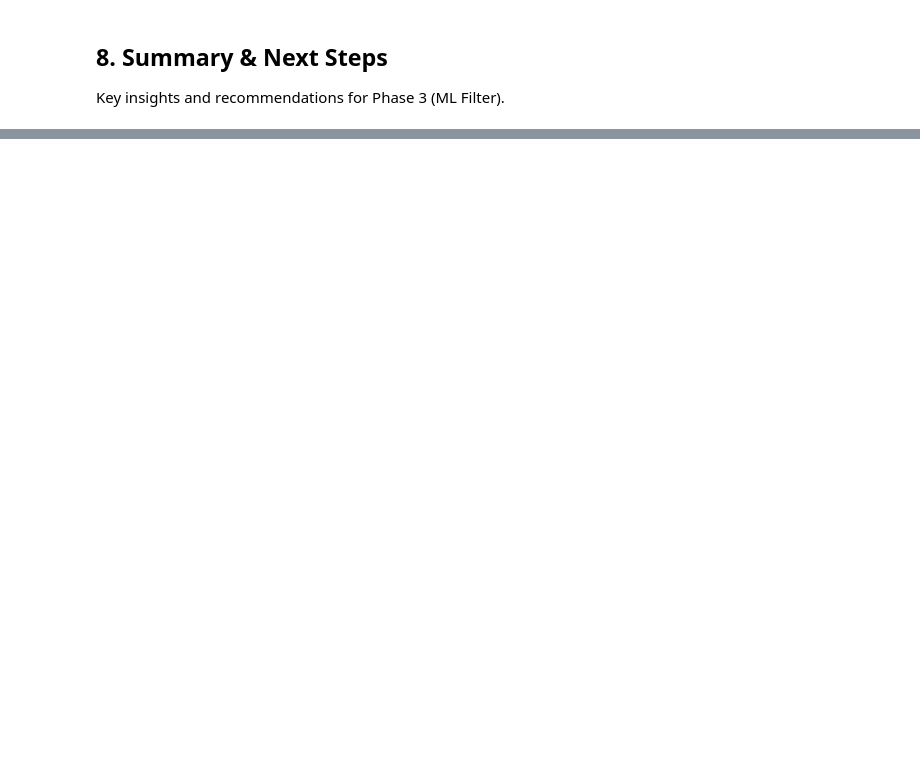
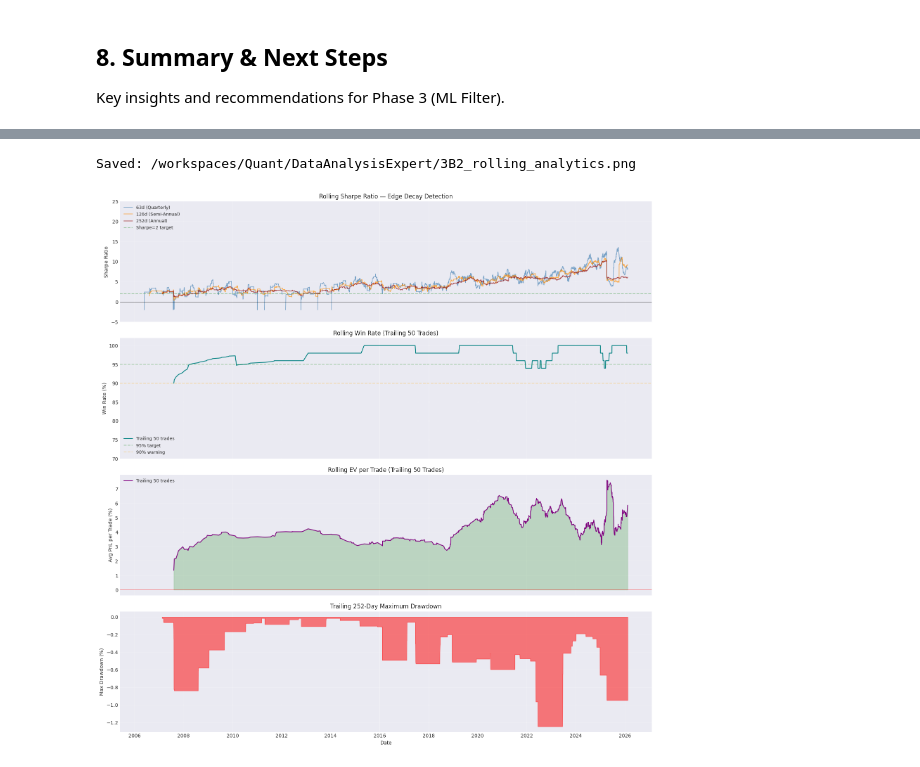
Before and after one commit to Shimmy-Shams/Quant, a Jupyter notebook: src/main_mean_reversion.ipynb, the cells around one changed output, grey strips where cells are left out. Cells and saved outputs as stored; diff of their text form; code cells hidden in the pictures; blank space fills up the shorter version.

```diff
--- a/src/main_mean_reversion.ipynb
+++ b/src/main_mean_reversion.ipynb
@@ -1149,0 +1227,17 @@ Phase 2 / 2.5 Summary:
+# %%
+# ============================================================================
+# 3B — PERFORMANCE ANALYTICS (Capital, Risk, Rolling, Trade, Cost, Regime)
+# ============================================================================
+
+from pathlib import Path
+from backtest.analytics import PerformanceAnalytics
+
+analytics = PerformanceAnalytics(
+    results=results,
+    config=bt_config,
+    signal_df=signal_df,
+    output_dir=project_root / 'DataAnalysisExpert',
+)
+
+# 3B.0 — Capital Utilization Diagnostic
+cap_report = analytics.capital_utilization()
@@ -1149,0 +1283,6 @@ Phase 2 / 2.5 Summary:
+# %%
+# 3B.2 — Rolling Analytics (Edge Decay Detection)
+analytics.rolling_analytics()
+# %% [output]
+Saved: /workspaces/Quant/DataAnalysisExpert/3B2_rolling_analytics.png
+[figure, added]
```
Also changed, not shown: parts of 24 cells of this notebook, 3 other files.
